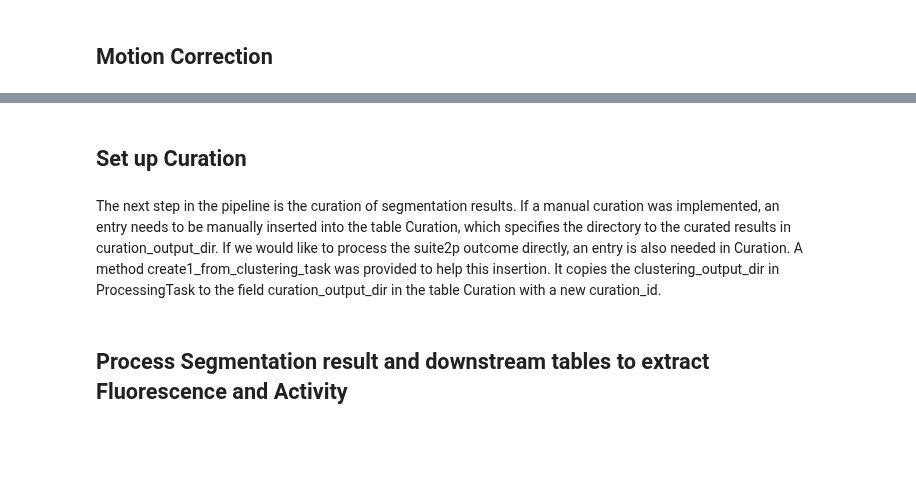
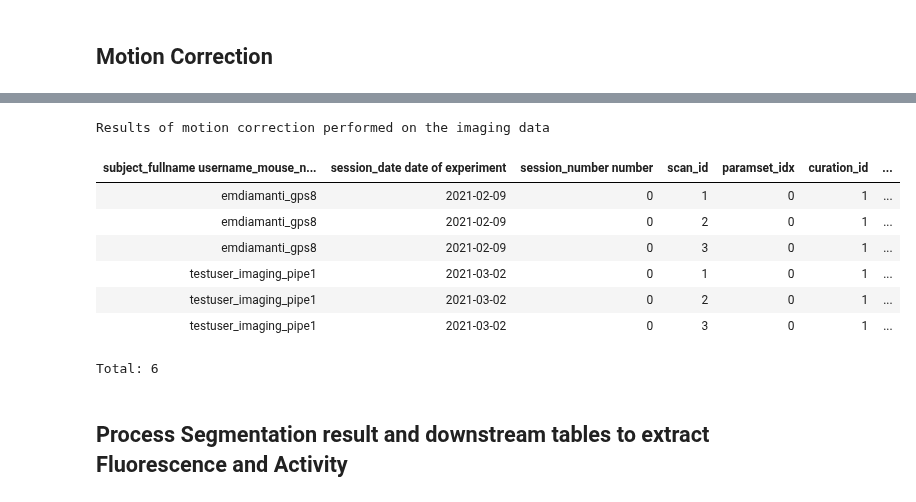
Before and after one commit to BrainCOGS/U19-pipeline-python, a Jupyter notebook: notebooks/imaging_element/imaging_element_workflow.ipynb, the cells around one changed output, grey strips where cells are left out. Cells and saved outputs as stored; diff of their text form; code cells hidden in the pictures; blank space fills up the shorter version.

```diff
--- a/notebooks/imaging_element/imaging_element_workflow.ipynb
+++ b/notebooks/imaging_element/imaging_element_workflow.ipynb
@@ -185,4 +211,0 @@ DataJointError: fetch1 should only return one tuple. 0 tuples found
-# %% [markdown]
-## Set up Curation
-# %% [markdown]
-The next step in the pipeline is the curation of segmentation results. If a manual curation was implemented, an entry needs to be manually inserted into the table Curation, which specifies the directory to the curated results in curation_output_dir. If we would like to process the suite2p outcome directly, an entry is also needed in Curation. A method create1_from_clustering_task was provided to help this insertion. It copies the clustering_output_dir in ProcessingTask to the field curation_output_dir in the table Curation with a new curation_id.
@@ -193,3 +212,15 @@ for processing_key in processing_keys:
+# %%
+imaging_element.MotionCorrection()
+# %% [output]
+Results of motion correction performed on the imaging data
+| subject_fullname username_mouse_n... | session_date date of experiment | session_number number | scan_id | paramset_idx | curation_id | ... |
+| emdiamanti_gps8 | 2021-02-09 | 0 | 1 | 0 | 1 | ... |
+| emdiamanti_gps8 | 2021-02-09 | 0 | 2 | 0 | 1 | ... |
+| emdiamanti_gps8 | 2021-02-09 | 0 | 3 | 0 | 1 | ... |
+| testuser_imaging_pipe1 | 2021-03-02 | 0 | 1 | 0 | 1 | ... |
+| testuser_imaging_pipe1 | 2021-03-02 | 0 | 2 | 0 | 1 | ... |
+| testuser_imaging_pipe1 | 2021-03-02 | 0 | 3 | 0 | 1 | ... |
+Total: 6
 # %% [markdown]
 ## Process Segmentation result and downstream tables to extract Fluorescence and Activity
 # %%
```
Also changed, not shown: parts of 14 cells of this notebook.
